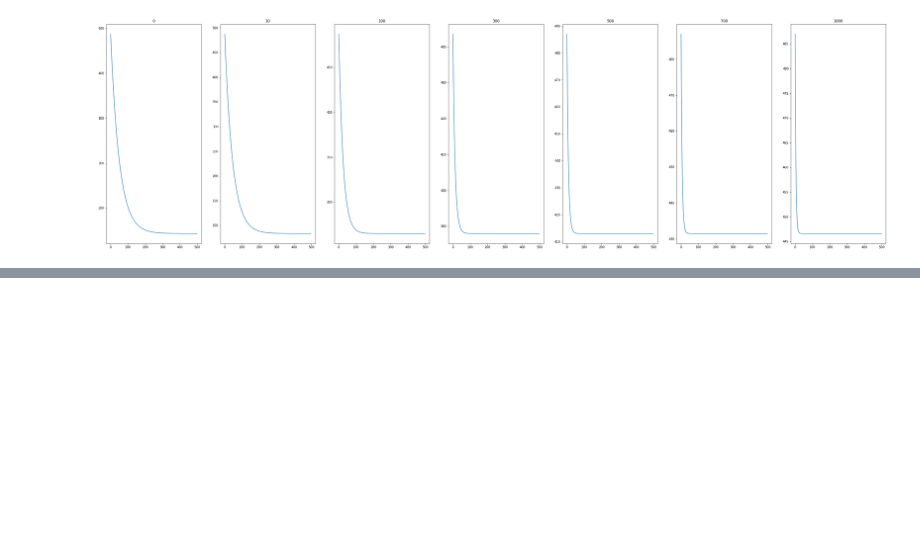
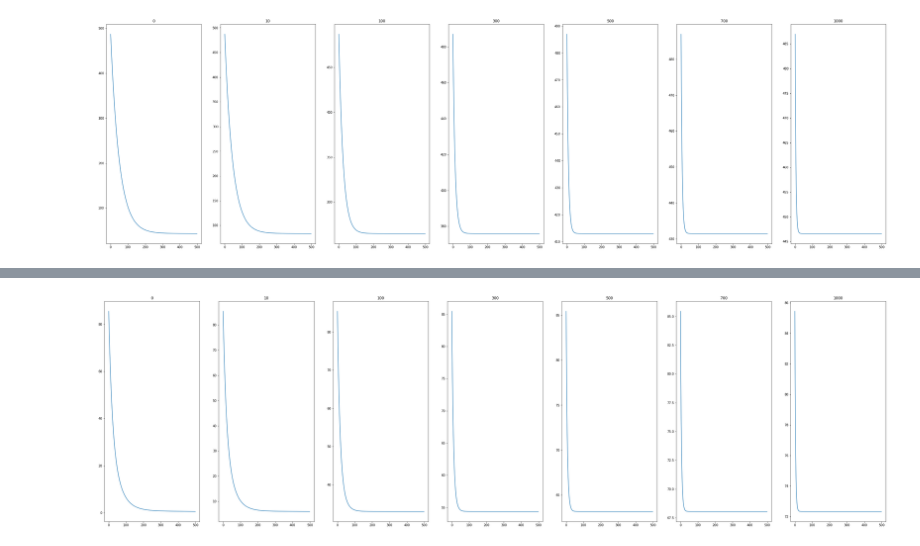
Before and after one commit to SwayamInSync/demystifying_machine_learning, a Jupyter notebook: linear_regression_gradient_descent/notebook.ipynb, the cells around one changed output, grey strips where cells are left out. Cells and saved outputs as stored; diff of their text form; code cells hidden in the pictures; blank space fills up the shorter version.

```diff
--- a/linear_regression_gradient_descent/notebook.ipynb
+++ b/linear_regression_gradient_descent/notebook.ipynb
@@ -350,0 +409,9 @@ for l, info in enumerate(models.items()):
+# %%
+fig, ax = plt.subplots(1,len(lambdas), figsize=(45,13))
+
+for l, info in enumerate(models.items()):
+    lambda_, cost_history = info
+    ax[l].plot([i for i in range(500)],cost_history)
+    ax[l].set_title(lambda_)
+# %% [output]
+[figure, added]
```
Also changed, not shown: parts of 14 cells of this notebook.
